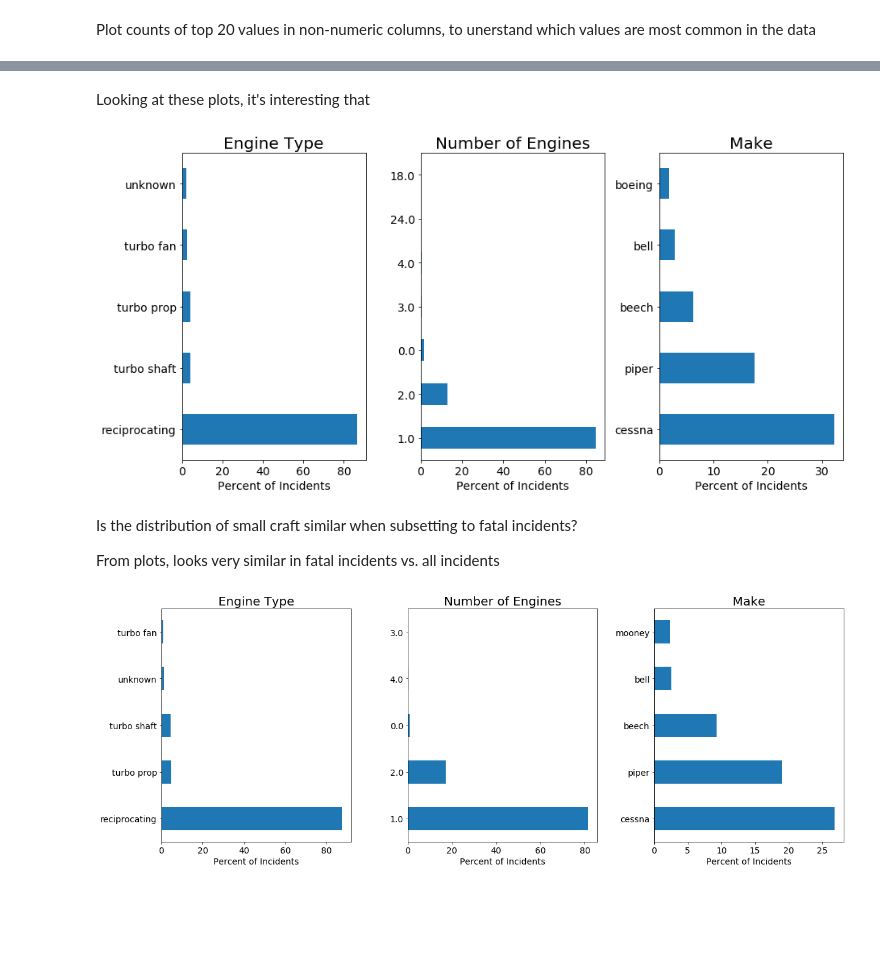
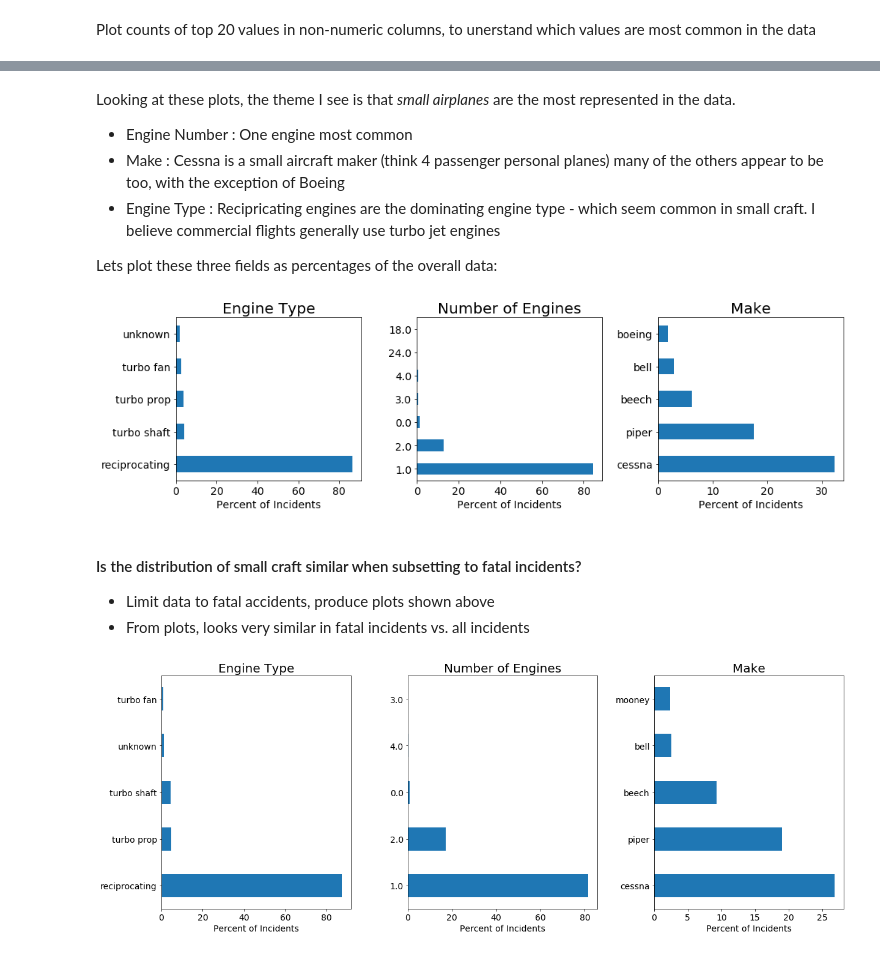
Before and after one commit to kirstyward/data-scientist-exercise02, a Jupyter notebook: NTSB.ipynb, the cells around one changed output, grey strips where cells are left out. Cells and saved outputs as stored; diff of their text form; code cells hidden in the pictures; blank space fills up the shorter version.

```diff
--- a/NTSB.ipynb
+++ b/NTSB.ipynb
@@ -24,6 +27,6 @@ pd.set_option('display.max_rows', 200)
 # %%
 #Prase XML data using ElementTree
-xmltree = ET.parse('data/AviationData.xml')
+xmltree = ET.parse(here('data/AviationData.xml'))
 
 #Create blank list
 data = []
@@ -205,40 +209,52 @@ for col in plot_cols:
 [figure]
 [figure]
 ... (8 outputs left out)
-# %% [markdown]
-Looking at these plots, it's interesting that
+# %% [markdown]
+Looking at these plots, the theme I see is that *small airplanes* are the most represented in the data.
+
+- Engine Number : One engine most common
+- Make : Cessna is a small aircraft maker (think 4 passenger personal planes) many of the others appear to be too, with the exception of Boeing
+- Engine Type : Recipricating engines are the dominating engine type - which seem common in small craft. I believe commercial flights generally use turbo jet engines
+
+Lets plot these three fields as percentages of the overall data:
 # %%
-fig, ax = plt.subplots(figsize=(20, 7), sharex=True)
+#Set size of plots
+fig, ax = plt.subplots(figsize=(16, 4), sharex=True)
 
+#Subplot 1 - Engine types as percentage of data horizontal bar chart
 plt.subplot(1, 3, 1)
 enginetype = df_clean['EngineType'].value_counts(normalize=True)[:5] * 100
 enginetype.plot(kind='barh')
 plt.xlabel('Percent of Incidents', fontsize=14)
 plt.title('Engine Type' ,fontsize=20)
 plt.tick_params(labelsize=14)
 
+#Subplot 2 - Number of engines as percentage of data horizontal bar chart
 plt.subplot(1, 3, 2)
 engineno = df_clean['NumberOfEngines'].value_counts(normalize=True) * 100
 engineno.plot(kind='barh')
 plt.xlabel('Percent of Incidents',fontsize=14)
 plt.title('Number of Engines',fontsize=20)
 plt.tick_params(labelsize=14)
 
+#Subplot 3 - Airplane Make as percentage of data horizontal bar chart
 plt.subplot(1, 3, 3)
 make = df_clean['Make'].value_counts(normalize=True)[:5] * 100
 make.plot(kind='barh')
 plt.xlabel('Percent of Incidents',fontsize=14)
 plt.title('Make',fontsize=20)
 plt.tick_params(labelsize=14)
 
 #Adjust whitespace between plots so the labels don't overlap
 plt.subplots_adjust(wspace=.3)
 # %% [output]
-[figure, old version]
+[figure, new version]
 # %% [markdown]
-Is the distribution of small craft similar when subsetting to fatal incidents?
 
-From plots, looks very similar in fatal incidents vs. all incidents
+#### Is the distribution of small craft similar when subsetting to fatal incidents?
+
+- Limit data to fatal accidents, produce plots shown above
+- From plots, looks very similar in fatal incidents vs. all incidents
 # %%
 fig, ax = plt.subplots(figsize=(20, 7), sharex=True)
 
```
Also changed, not shown: parts of 20 cells of this notebook.
